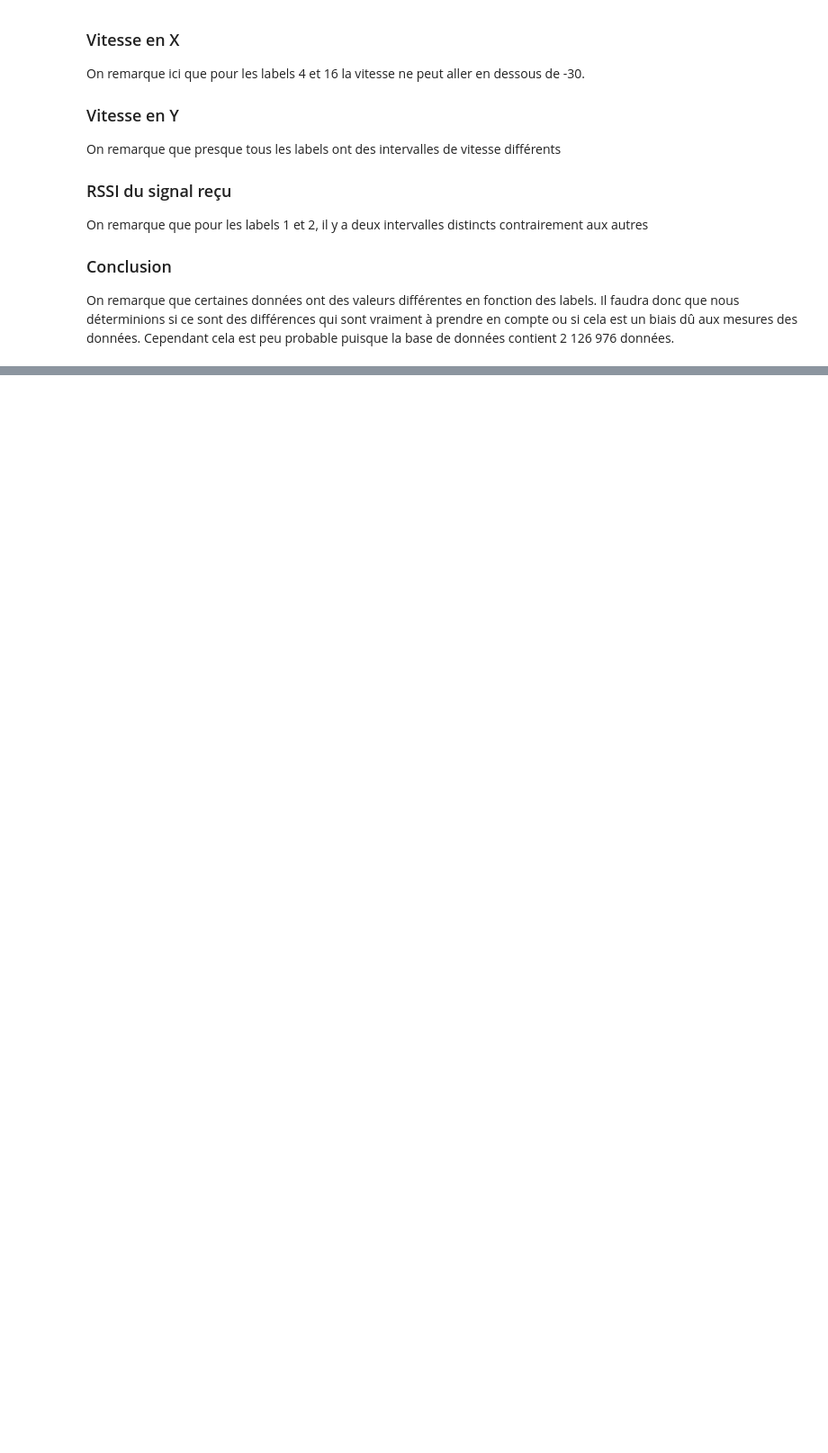
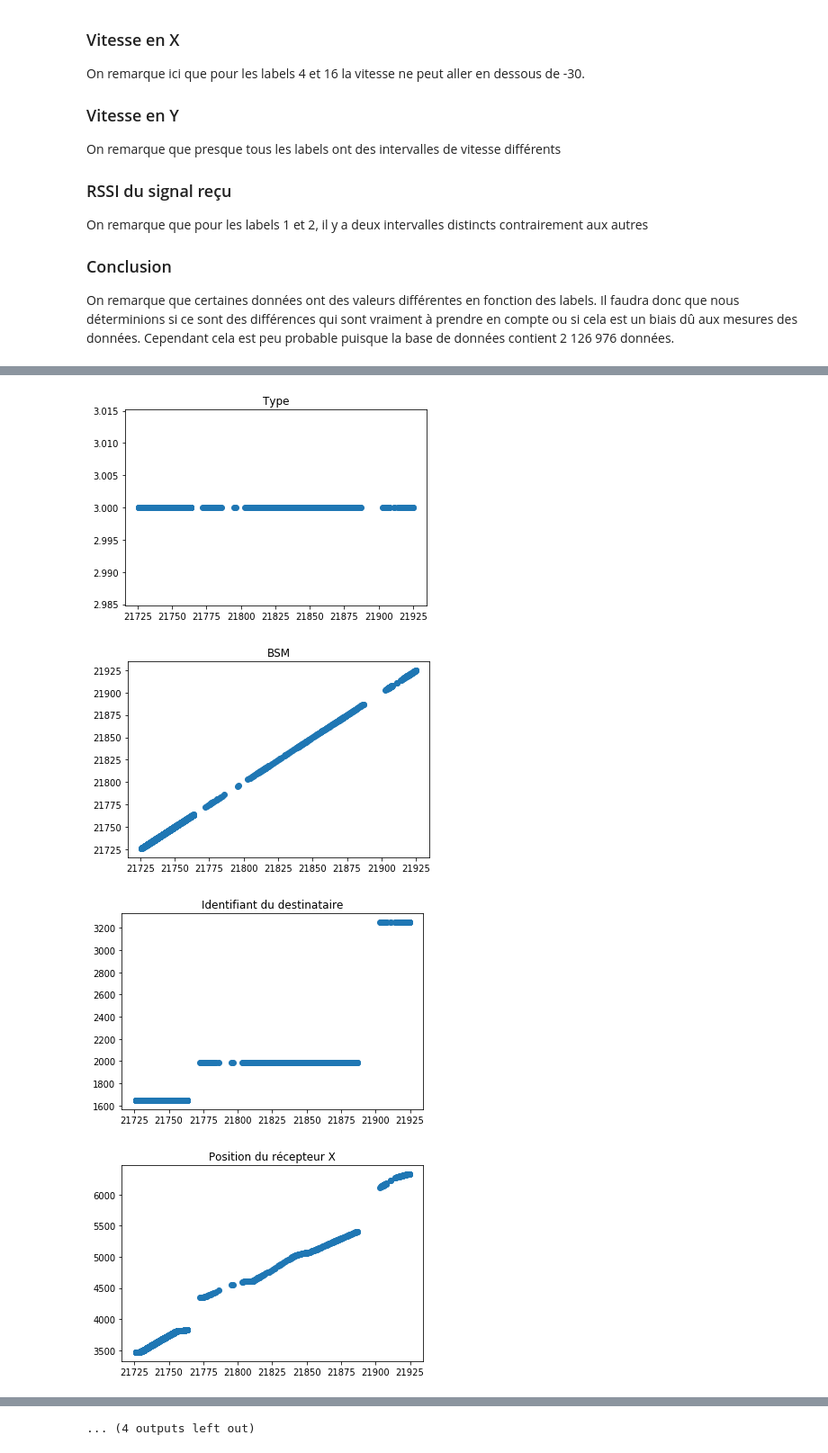
Before and after one commit to rguilloteau/SR2I208, a Jupyter notebook: Projet.ipynb, the cells around one changed output, grey strips where cells are left out. Shown: that part at 90% size. Saved outputs shown, nothing was run; the diff lists cells and outputs as text; code cells hidden in the pictures; blank space fills up the shorter version.

```diff
--- a/Projet.ipynb
+++ b/Projet.ipynb
@@ -96,0 +121,10 @@ On remarque que certaines données ont des valeurs différentes en fonction des
+# %%
+for i in range(len(columns)):
+    plt.title(columns[i])
+    plt.scatter(database['BSM a été transmis'][:1000], database[columns[i]][:1000])
+    plt.show()
+# %% [output]
+[figure, added]
+[figure, added]
+[figure, added]
+[figure, added]
@@ -96,0 +139 @@ On remarque que certaines données ont des valeurs différentes en fonction des
+... (4 outputs left out)
```
Also changed, not shown: parts of 4 cells of this notebook.
